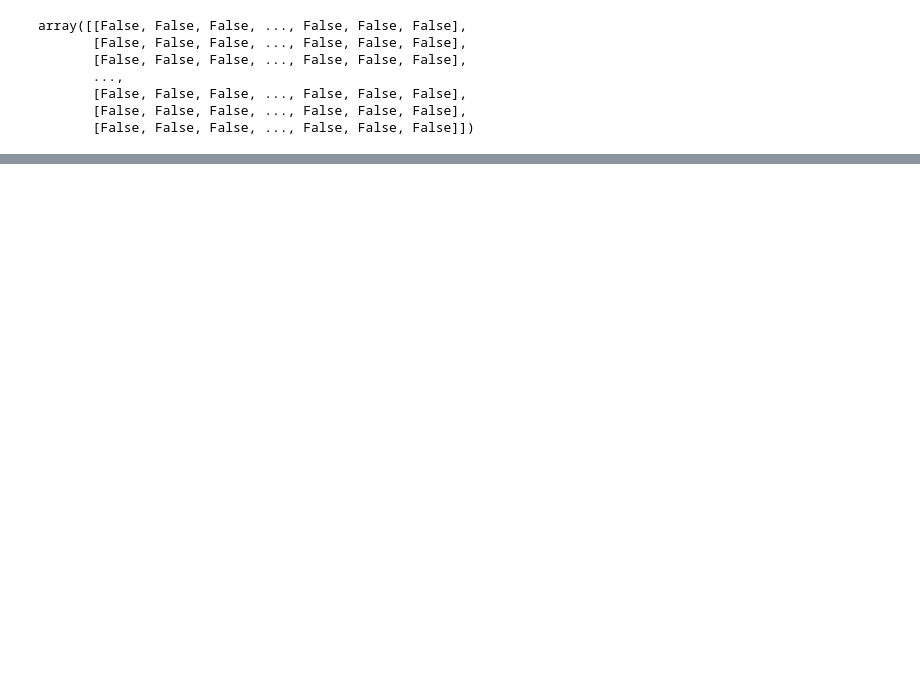
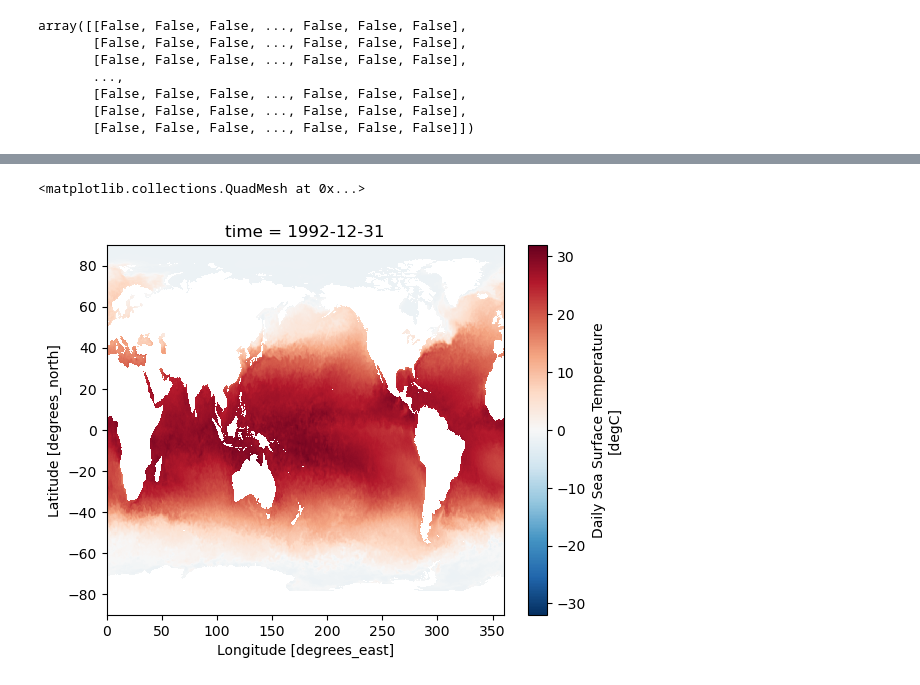
Before and after one commit to PedroVelez/SSTGlobalAnalysis, a Jupyter notebook: Mejoras/CreateMask.ipynb, the cells around one changed output, grey strips where cells are left out. Cells and saved outputs as stored; diff of their text form; code cells hidden in the pictures; blank space fills up the shorter version.

```diff
--- a/Mejoras/CreateMask.ipynb
+++ b/Mejoras/CreateMask.ipynb
@@ -62,0 +68,3 @@ masked_da.plot()
+# %%
+year1=1982
+year2=1992
@@ -62,0 +77,8 @@ masked_da.plot()
+# %%
+files = [f'{base_file}.{year}.nc' for year in range(year1, year2+1)]
+DS = xr.open_mfdataset(files)
+# %%
+DS.sst[-1,:,:].plot()
+# %% [output]
+<matplotlib.collections.QuadMesh at 0x...>
+[figure, added]
```
Also changed, not shown: parts of 11 cells of this notebook, 5 other files.
